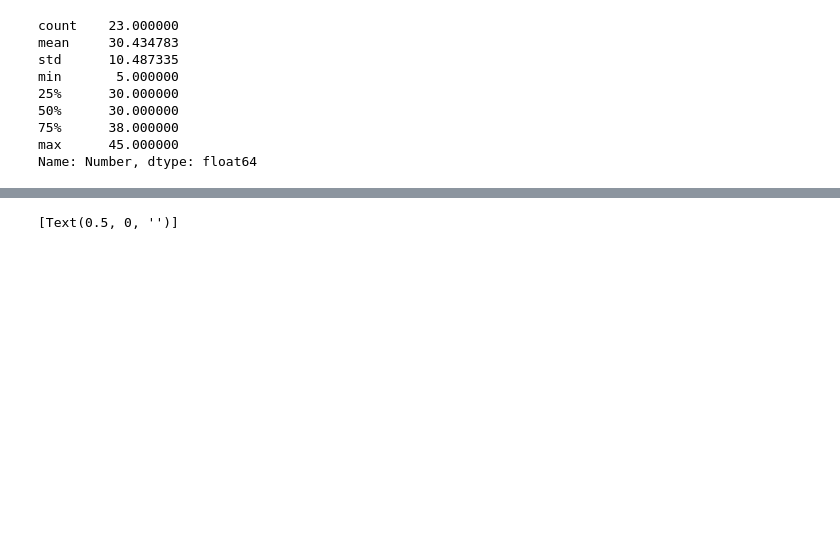
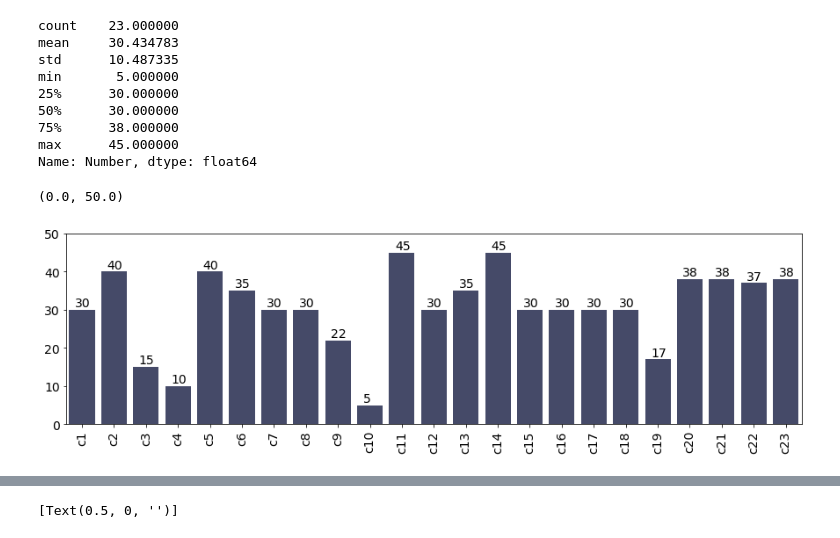
Before and after one commit to hopemini/data_processing, a Jupyter notebook: test_dataset/test_dataset.ipynb, the cells around one changed output, grey strips where cells are left out. Cells and saved outputs as stored; diff of their text form; code cells hidden in the pictures; blank space fills up the shorter version.

```diff
--- a/test_dataset/test_dataset.ipynb
+++ b/test_dataset/test_dataset.ipynb
@@ -42,0 +43,13 @@ plt.rc('figure', titlesize=MEDIUM_SIZE)  # fontsize of the figure title
+# %%
+plt.figure(figsize=(15,4))
+plt.xticks(rotation=90)
+sns.barplot(x='C23', y='Number', data=df_c, color='#3F466E')
+#ax.bar_label(ax.containers[0])
+for i, v in enumerate(df_c['Number']):
+    plt.text(i - 0.22 , v + 0.8, v)
+plt.xlabel(None)
+plt.ylabel(None)
+plt.ylim(0, 50)
+# %% [output]
+(0.0, 50.0)
+[figure, added]
```
Also changed, not shown: parts of 6 cells of this notebook, 1 other file.
